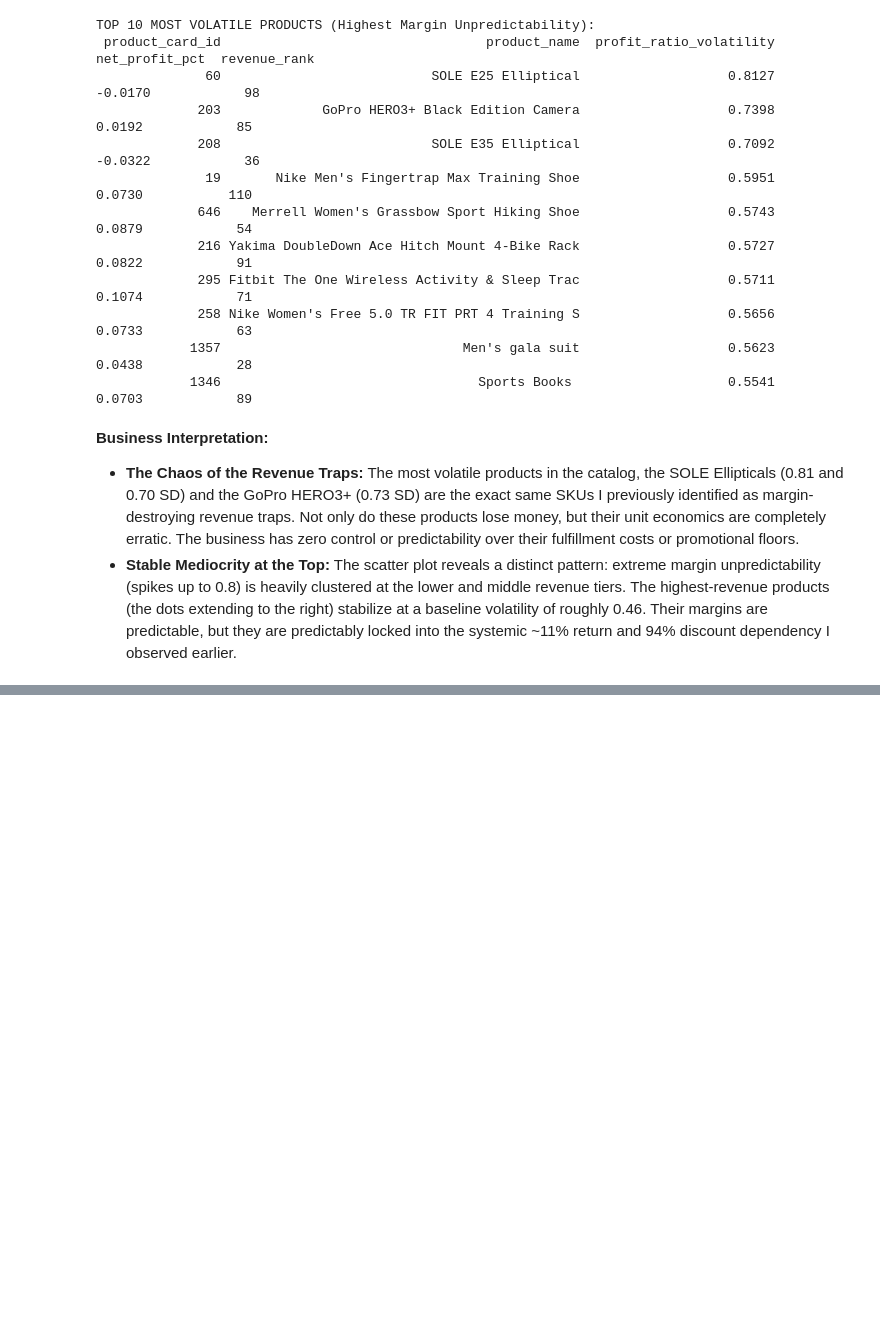
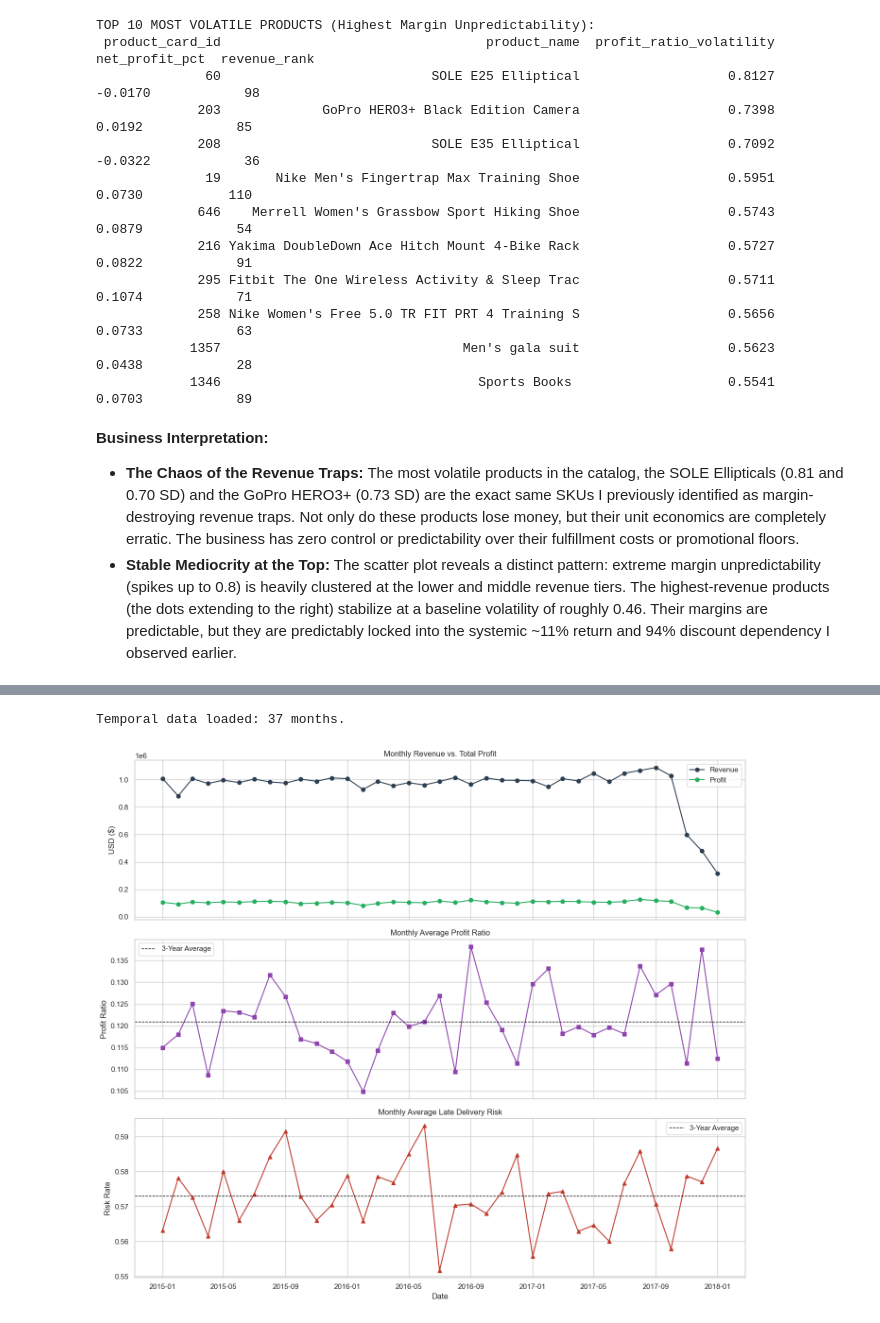
Before and after one commit to zeeshan-akram-ds/ecommerce-revenue-illusion-audit, a Jupyter notebook: notebooks/01_validation_and_eda.ipynb, the cells around one changed output, grey strips where cells are left out. Drawn from its saved outputs; the diff is of its cells as text; code cells hidden in the pictures; blank space fills up the shorter version.

```diff
--- a/notebooks/01_validation_and_eda.ipynb
+++ b/notebooks/01_validation_and_eda.ipynb
@@ -373,0 +377,51 @@ TOP 10 MOST VOLATILE PRODUCTS (Highest Margin Unpredictability):
+# %%
+# Query monthly aggregations directly from the SQL engine
+temporal_query = """
+SELECT
+    d.year,
+    d.month,
+    TO_DATE(d.year::TEXT || '-' || LPAD(d.month::TEXT, 2, '0') || '-01', 'YYYY-MM-DD') AS month_date,
+    SUM(f.sales) AS total_revenue,
+    SUM(f.order_profit_per_order) AS total_profit,
+    AVG(f.order_item_profit_ratio) AS avg_profit_ratio,
+    AVG(f.late_delivery_risk) AS avg_delivery_risk
+FROM analytics.fact_orders f
+JOIN analytics.dim_date d ON f.date_id = d.date_id
+GROUP BY d.year, d.month
+ORDER BY d.year, d.month;
+"""
+
+temporal_df = pd.read_sql(temporal_query, engine)
+print(f"Temporal data loaded: {len(temporal_df)} months.")
+# %% [output]
+Temporal data loaded: 37 months.
+# %%
+# Plotting Temporal Trends across 3 distinct axes
+fig, axes = plt.subplots(3, 1, figsize=(14, 12), sharex=True)
+
+# Revenue & Profit Trend
+axes[0].plot(temporal_df['month_date'], temporal_df['total_revenue'], color='#2c3e50', label='Revenue', marker='o')
+axes[0].plot(temporal_df['month_date'], temporal_df['total_profit'], color='#27ae60', label='Profit', marker='o')
+axes[0].set_title('Monthly Revenue vs. Total Profit')
+axes[0].set_ylabel('USD ($)')
+axes[0].legend()
+
+# Profit Ratio Trend
+axes[1].plot(temporal_df['month_date'], temporal_df['avg_profit_ratio'], color='#8e44ad', marker='s')
+axes[1].axhline(temporal_df['avg_profit_ratio'].mean(), color='black', linestyle='--', linewidth=1, label='3-Year Average')
+axes[1].set_title('Monthly Average Profit Ratio')
+axes[1].set_ylabel('Profit Ratio')
+axes[1].legend()
+
+# Delivery Risk Trend
+axes[2].plot(temporal_df['month_date'], temporal_df['avg_delivery_risk'], color='#c0392b', marker='^')
+axes[2].axhline(temporal_df['avg_delivery_risk'].mean(), color='black', linestyle='--', linewidth=1, label='3-Year Average')
+axes[2].set_title('Monthly Average Late Delivery Risk')
+axes[2].set_xlabel('Date')
+axes[2].set_ylabel('Risk Rate')
+axes[2].legend()
+
+plt.tight_layout()
+plt.show()
+# %% [output]
+[figure, added]
```
Also changed, not shown: parts of 2 cells of this notebook, 1 other file.
